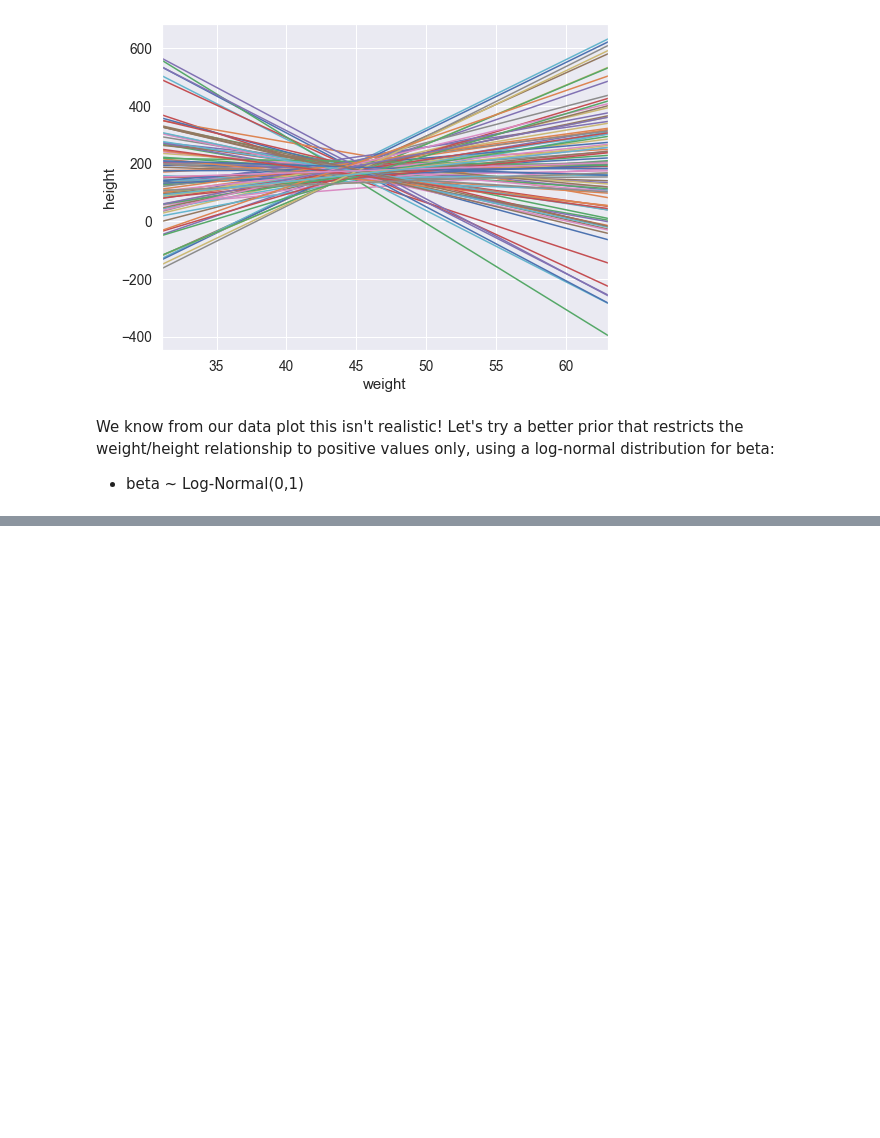
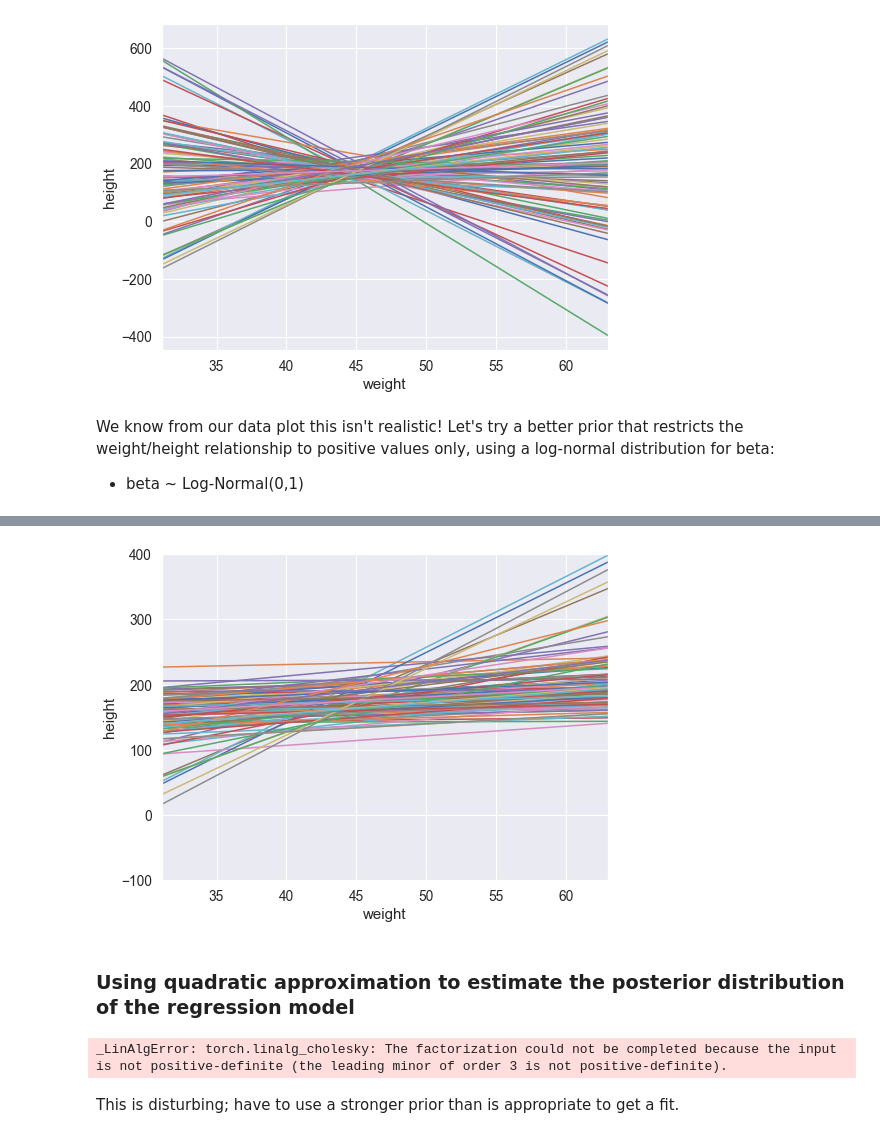
Before and after one commit to tobyrmanders/statistical-rethinking, a Jupyter notebook: Rachel Ch4 notes and examples.ipynb, the cells around one changed output, grey strips where cells are left out. Drawn from its saved outputs; the diff is of its cells as text; code cells hidden in the pictures; blank space fills up the shorter version.

```diff
--- a/Rachel Ch4 notes and examples.ipynb
+++ b/Rachel Ch4 notes and examples.ipynb
@@ -348,0 +348,13 @@ tensor(62.9926)
+# %%
+fig, ax = sns.mpl.pyplot.subplots()
+ax.set(xlabel="weight", ylabel="height")
+ax.set_xlim(xmin=min(weight), xmax=max(weight))
+ax.set_ylim(ymin=-100, ymax=400)
+weight_range = torch.linspace(min(weight), max(weight), steps=100)
+for al, be in zip(a, b):
+    line = al + (be*(weight_range - weight.mean()))
+    sns.lineplot(weight_range, line)
+# %% [output]
+[figure, added]
+# %% [markdown]
+### Using quadratic approximation to estimate the posterior distribution of the regression model
@@ -348,0 +372,7 @@ tensor(62.9926)
+# %%
+m4_3 = rethinking.MAP(model).run(d2_weight, d2_height)
+rethinking.precis(m4_3)
+# %% [output]
+_LinAlgError: torch.linalg_cholesky: The factorization could not be completed because the input is not positive-definite (the leading minor of order 3 is not positive-definite).
+# %% [markdown]
+This is disturbing; have to use a stronger prior than is appropriate to get a fit.
```
Also changed, not shown: parts of 9 cells of this notebook, 2 other files.
